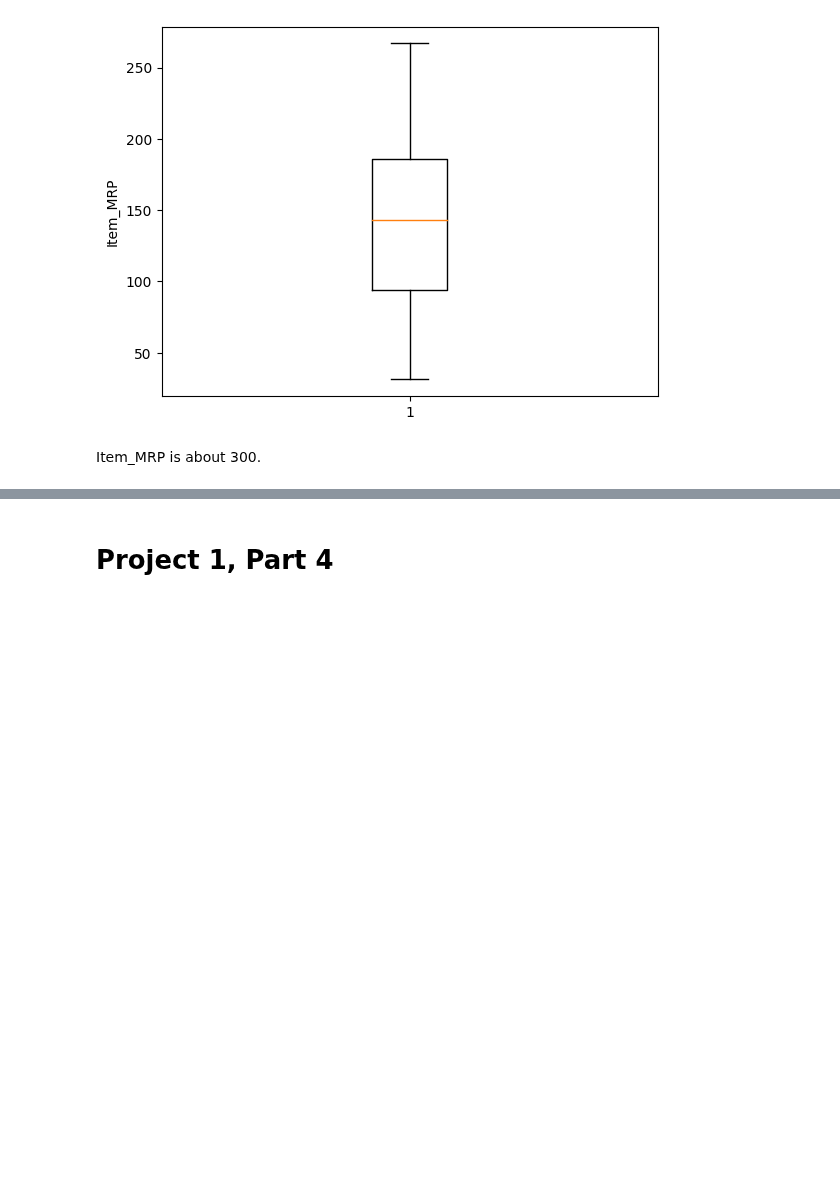
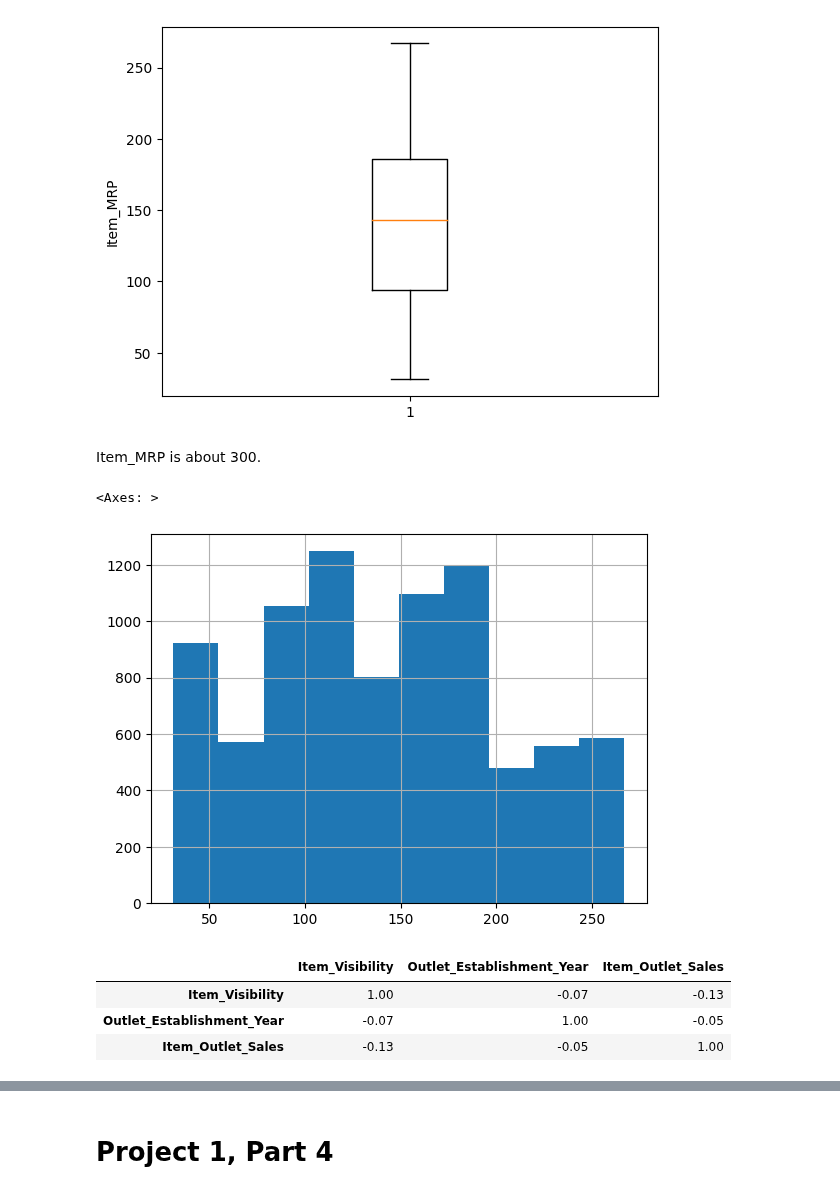
Before and after one commit to ddy623/Prediction-of-Product-Sales, a Jupyter notebook: Copy_of_Prediction_of_Product_Sales.ipynb, the cells around one changed output, grey strips where cells are left out. Saved outputs shown, nothing was run; the diff lists cells and outputs as text; code cells hidden in the pictures; blank space fills up the shorter version.

```diff
--- a/Copy_of_Prediction_of_Product_Sales.ipynb
+++ b/Copy_of_Prediction_of_Product_Sales.ipynb
@@ -398,3 +398,18 @@ ax.set_ylabel('Item_MRP');
 [figure]
 # %% [markdown]
 Item_MRP is about 300.
+# %%
+# Make a default histogram of the Item_MRP column
+df['Item_MRP'].hist()
+# %% [output]
+<Axes: >
+[figure, added]
+# %%
+# Get correlations
+corr = df.corr(numeric_only = True)
+corr.round(2)
+# %% [output]
+|  | Item_Visibility | Outlet_Establishment_Year | Item_Outlet_Sales |
+| Item_Visibility | 1.00 | -0.07 | -0.13 |
+| Outlet_Establishment_Year | -0.07 | 1.00 | -0.05 |
+| Item_Outlet_Sales | -0.13 | -0.05 | 1.00 |
```
Also changed, not shown: parts of 7 cells of this notebook.
